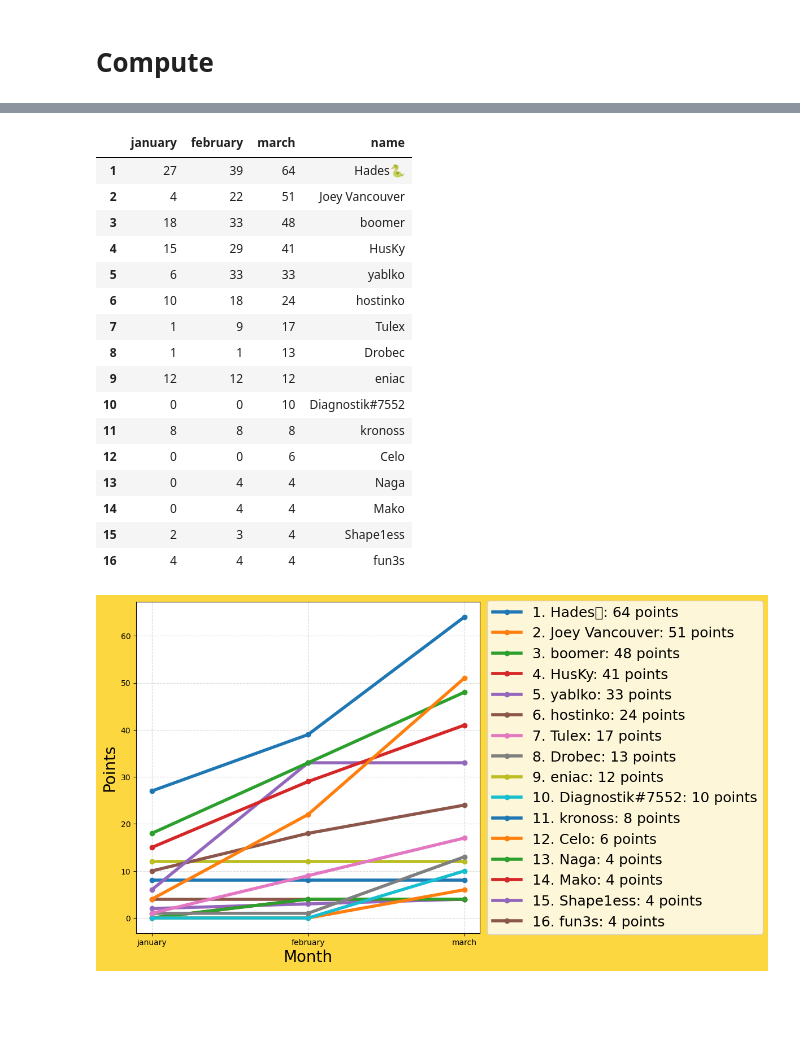
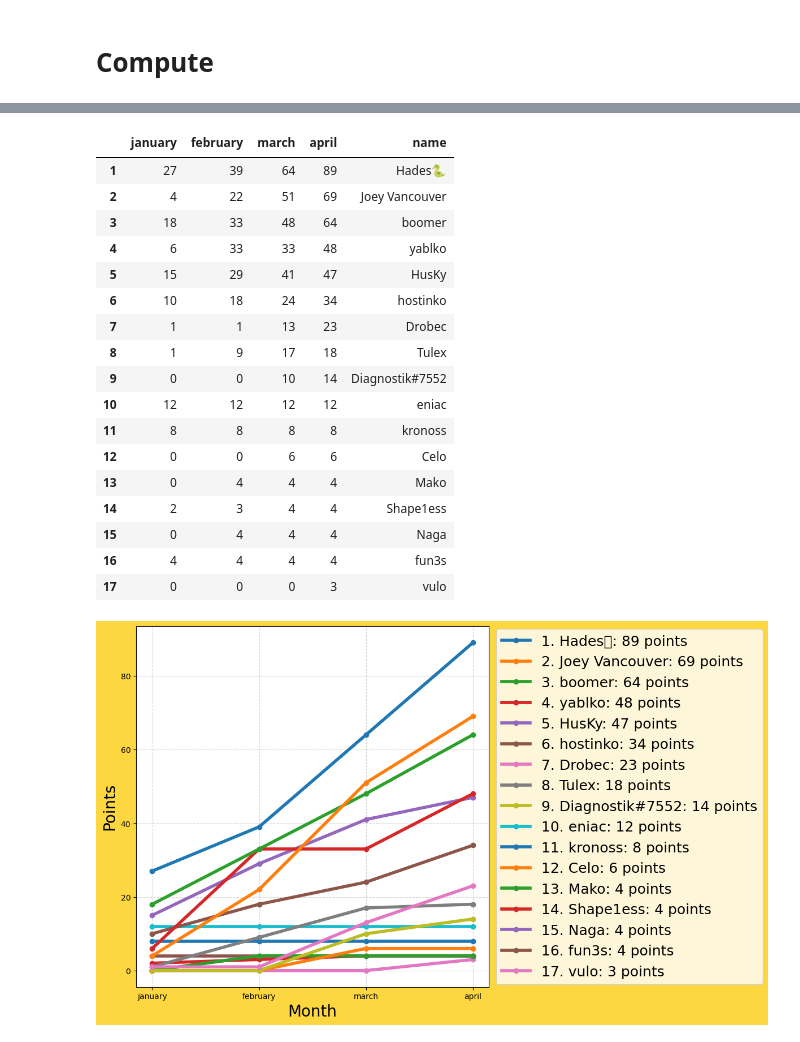
Before and after one commit to pavlikp/Arcade-Watch-Discord-Guess-the-Game-Awards, a Jupyter notebook: QuickGTG.ipynb, the cells around one changed output, grey strips where cells are left out. Saved outputs shown, nothing was run; the diff lists cells and outputs as text; code cells hidden in the pictures; blank space fills up the shorter version.

Commit message:
April

```diff
--- a/QuickGTG.ipynb
+++ b/QuickGTG.ipynb
@@ -56,13 +56,13 @@ new_games_df = new_games_df.set_index('day')
 # Compute
 # %%
 # import results
-f01 = open("gtg-marec26.txt", "r", encoding="utf8").read()
+f01 = open("gtg-april26.txt", "r", encoding="utf8").read()
 
 fulltext = '\n'.join([f01])
 
 # specify beggining and end
-from_day = 1387
-to_day = 1417
+from_day = 1418
+to_day = 1447
 
 fulltext = fulltext.replace("\n\n —", " —") # fix for new Discord badges
 
@@ -279,8 +278,8 @@ rankings_year = pd.read_csv("points2026.csv")
 rankings_year = rankings_year.drop(["Unnamed: 0"], axis=1)
 rankings_year
 
-rankings_year.drop(["march"], axis=1, inplace=True)
-rankings_year
+#rankings_year.drop(["march"], axis=1, inplace=True)
+#rankings_year
 
 #rankings_year = df_rankings[df_rankings["final points"] > 0][['name', 'final points']]
 #rankings_year["total"] = rankings_year["final points"]
@@ -305,7 +304,7 @@ rankings_year
 # %%
 rankings_year = rankings_year.merge(df_rankings[df_rankings["final points"] > 0][['name', 'final points']], on='name', how='outer')
 rankings_year = rankings_year.fillna(value = 0)
-rankings_year = rankings_year.rename(columns={"final points": "march"})
+rankings_year = rankings_year.rename(columns={"final points": "april"})
 rankings_year = rankings_year[[c for c in rankings_year if c not in ['total']] + ['total']]
 
 cols = rankings_year.columns[1:-1]
@@ -341,47 +341,48 @@ cumulative = rankings_year.iloc[:, 1:-1].cumsum(axis=1)
 cumulative["name"] = rankings_year["name"]
 cumulative
 # %% [output]
-|  | january | february | march | name |
-| 1 | 27 | 39 | 64 | Hades🐍 |
-| 2 | 4 | 22 | 51 | Joey Vancouver |
-| 3 | 18 | 33 | 48 | boomer |
-| 4 | 15 | 29 | 41 | HusKy |
-| 5 | 6 | 33 | 33 | yablko |
-| 6 | 10 | 18 | 24 | hostinko |
-| 7 | 1 | 9 | 17 | Tulex |
-| 8 | 1 | 1 | 13 | Drobec |
-| 9 | 12 | 12 | 12 | eniac |
-| 10 | 0 | 0 | 10 | Diagnostik#7552 |
-| 11 | 8 | 8 | 8 | kronoss |
-| 12 | 0 | 0 | 6 | Celo |
-| 13 | 0 | 4 | 4 | Naga |
-| 14 | 0 | 4 | 4 | Mako |
-| 15 | 2 | 3 | 4 | Shape1ess |
-| 16 | 4 | 4 | 4 | fun3s |
+|  | january | february | march | april | name |
+| 1 | 27 | 39 | 64 | 89 | Hades🐍 |
+| 2 | 4 | 22 | 51 | 69 | Joey Vancouver |
+| 3 | 18 | 33 | 48 | 64 | boomer |
+| 4 | 6 | 33 | 33 | 48 | yablko |
+| 5 | 15 | 29 | 41 | 47 | HusKy |
+| 6 | 10 | 18 | 24 | 34 | hostinko |
+| 7 | 1 | 1 | 13 | 23 | Drobec |
+| 8 | 1 | 9 | 17 | 18 | Tulex |
+| 9 | 0 | 0 | 10 | 14 | Diagnostik#7552 |
+| 10 | 12 | 12 | 12 | 12 | eniac |
+| 11 | 8 | 8 | 8 | 8 | kronoss |
+| 12 | 0 | 0 | 6 | 6 | Celo |
+| 13 | 0 | 4 | 4 | 4 | Mako |
+| 14 | 2 | 3 | 4 | 4 | Shape1ess |
+| 15 | 0 | 4 | 4 | 4 | Naga |
+| 16 | 4 | 4 | 4 | 4 | fun3s |
+| 17 | 0 | 0 | 0 | 3 | vulo |
 # %%
 import matplotlib.pyplot as plt
 cumulative = rankings_year.iloc[:, 1:-1].cumsum(axis=1)
 cumulative["name"] = rankings_year["name"]
 
-fig, ax = plt.subplots(figsize=(12, 7), facecolor="#fdd740")
+fig, ax = plt.subplots(figsize=(12, 7.5), facecolor="#fdd740")
 
 for i, row in cumulative.iterrows():
     ax.plot(rankings_year.iloc[:, 1:-1].columns, row.values[0:-1], 'o-', label=f"{i}. {row['name']}: {row.values[-2]} points", linewidth=4, zorder=100-i)
     # Annotate name at the last point
     #plt.text(x=4.3, y=row.values[-2], s=row['name'],
     #         va='center', ha='left', fontsize=12)
 
 #names_points = cumulative.groupby(cumulative.columns[-2])['name'].agg(', '.join).reset_index()
 #for i, row in names_points.iterrows():
 #    plt.text(x=1.1, y=row.values[-2], s=row['name'] + f": {row.values[-2]}",
 #             va='center', ha='left', fontsize=12, rotation=0, rotation_mode='anchor')
 
 #plt.title('Arcade Watch GtG League Points Over Time')
 plt.xlabel('Month', fontsize=20)
 plt.ylabel('Points', fontsize=20)
 plt.grid(True, linestyle='--', alpha=0.5)
 plt.legend(loc='center left', bbox_to_anchor=(1, 0.5), fontsize=18)
 plt.tight_layout()
 plt.show()
 # %% [output]
-[figure, old version]
+[figure, new version]
```
Also changed, not shown: parts of 9 cells of this notebook, 4 other files.
